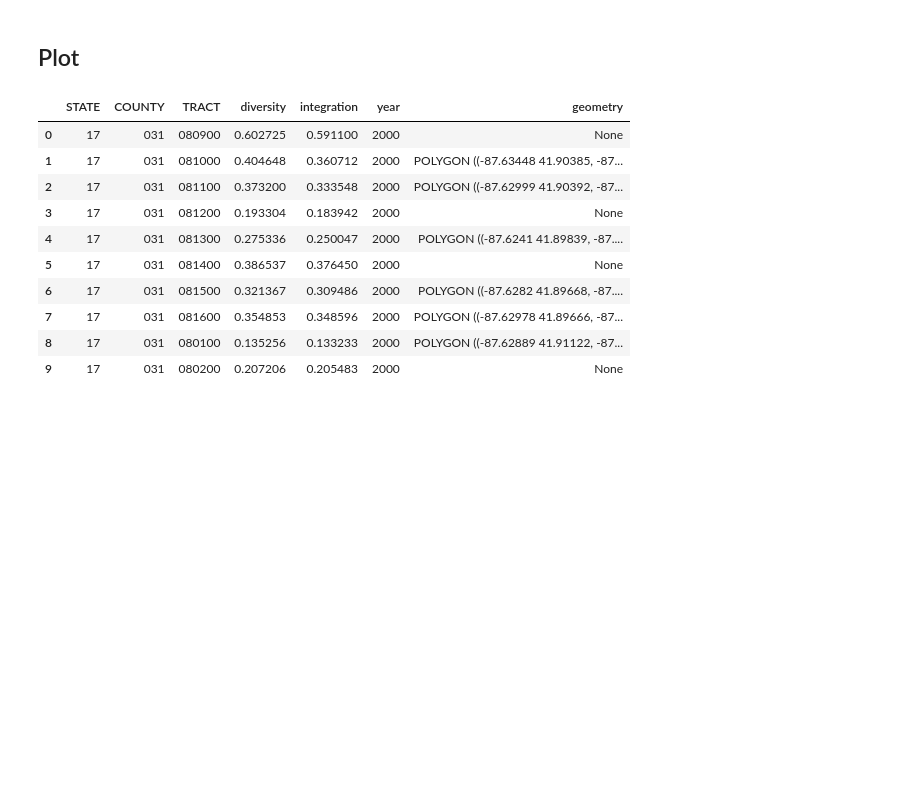
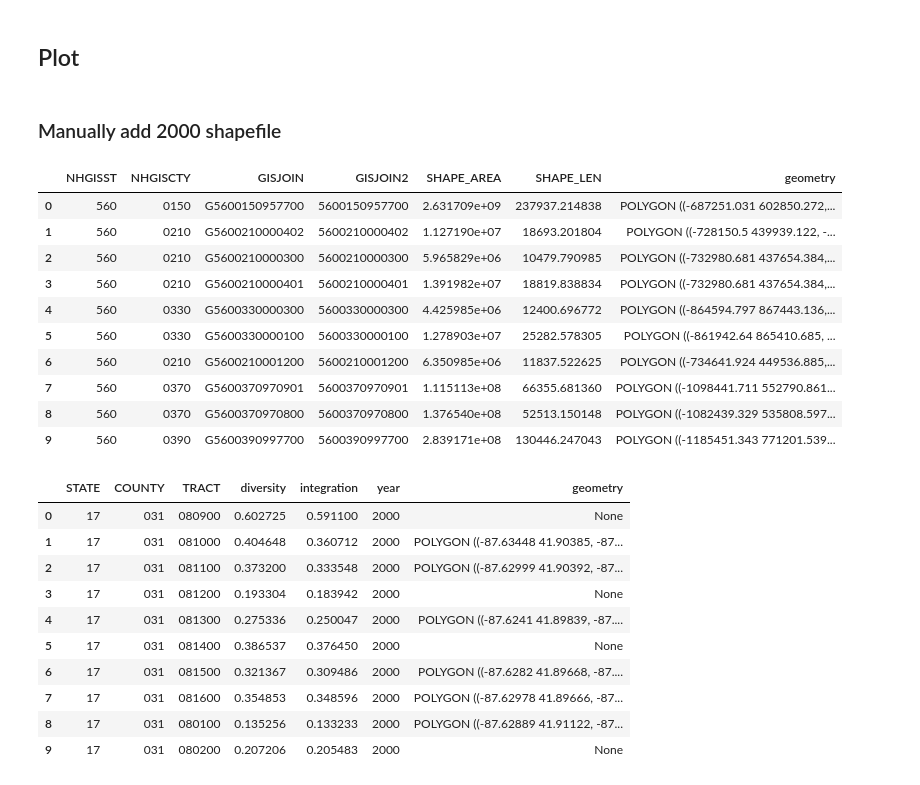
Before and after one commit to bryantco/near-north-demographics, a Jupyter notebook: main.ipynb, the cells around one changed output. Saved outputs shown, nothing was run; the diff lists cells and outputs as text; code cells hidden in the pictures; blank space fills up the shorter version.

Commit message:
feat: first draft of loading 2000 shapefiles

```diff
--- a/main.ipynb
+++ b/main.ipynb
@@ -151,6 +151,23 @@ TODO: add explanation of diversity/integration from `divintseg`
 ## Plot
 # %%
 df_stacked = ced.add_inferred_geography(df_stacked, 2020)
+# %% [markdown]
+### Manually add 2000 shapefile
+# %%
+census_2000_shp = gpd.read_file('zip://data/census_2000/shapefiles.zip/US_tract_2000.shp')
+census_2000_shp.head(10)
+# %% [output]
+|  | NHGISST | NHGISCTY | GISJOIN | GISJOIN2 | SHAPE_AREA | SHAPE_LEN | geometry |
+| 0 | 560 | 0150 | G5600150957700 | 5600150957700 | 2.631709e+09 | 237937.214838 | POLYGON ((-687251.031 602850.272,... |
+| 1 | 560 | 0210 | G5600210000402 | 5600210000402 | 1.127190e+07 | 18693.201804 | POLYGON ((-728150.5 439939.122, -... |
+| 2 | 560 | 0210 | G5600210000300 | 5600210000300 | 5.965829e+06 | 10479.790985 | POLYGON ((-732980.681 437654.384,... |
+| 3 | 560 | 0210 | G5600210000401 | 5600210000401 | 1.391982e+07 | 18819.838834 | POLYGON ((-732980.681 437654.384,... |
+| 4 | 560 | 0330 | G5600330000300 | 5600330000300 | 4.425985e+06 | 12400.696772 | POLYGON ((-864594.797 867443.136,... |
+| 5 | 560 | 0330 | G5600330000100 | 5600330000100 | 1.278903e+07 | 25282.578305 | POLYGON ((-861942.64 865410.685, ... |
+| 6 | 560 | 0210 | G5600210001200 | 5600210001200 | 6.350985e+06 | 11837.522625 | POLYGON ((-734641.924 449536.885,... |
+| 7 | 560 | 0370 | G5600370970901 | 5600370970901 | 1.115113e+08 | 66355.681360 | POLYGON ((-1098441.711 552790.861... |
+| 8 | 560 | 0370 | G5600370970800 | 5600370970800 | 1.376540e+08 | 52513.150148 | POLYGON ((-1082439.329 535808.597... |
+| 9 | 560 | 0390 | G5600390997700 | 5600390997700 | 2.839171e+08 | 130446.247043 | POLYGON ((-1185451.343 771201.539... |
 # %%
 df_stacked.head(10)
 # %% [output]
```
